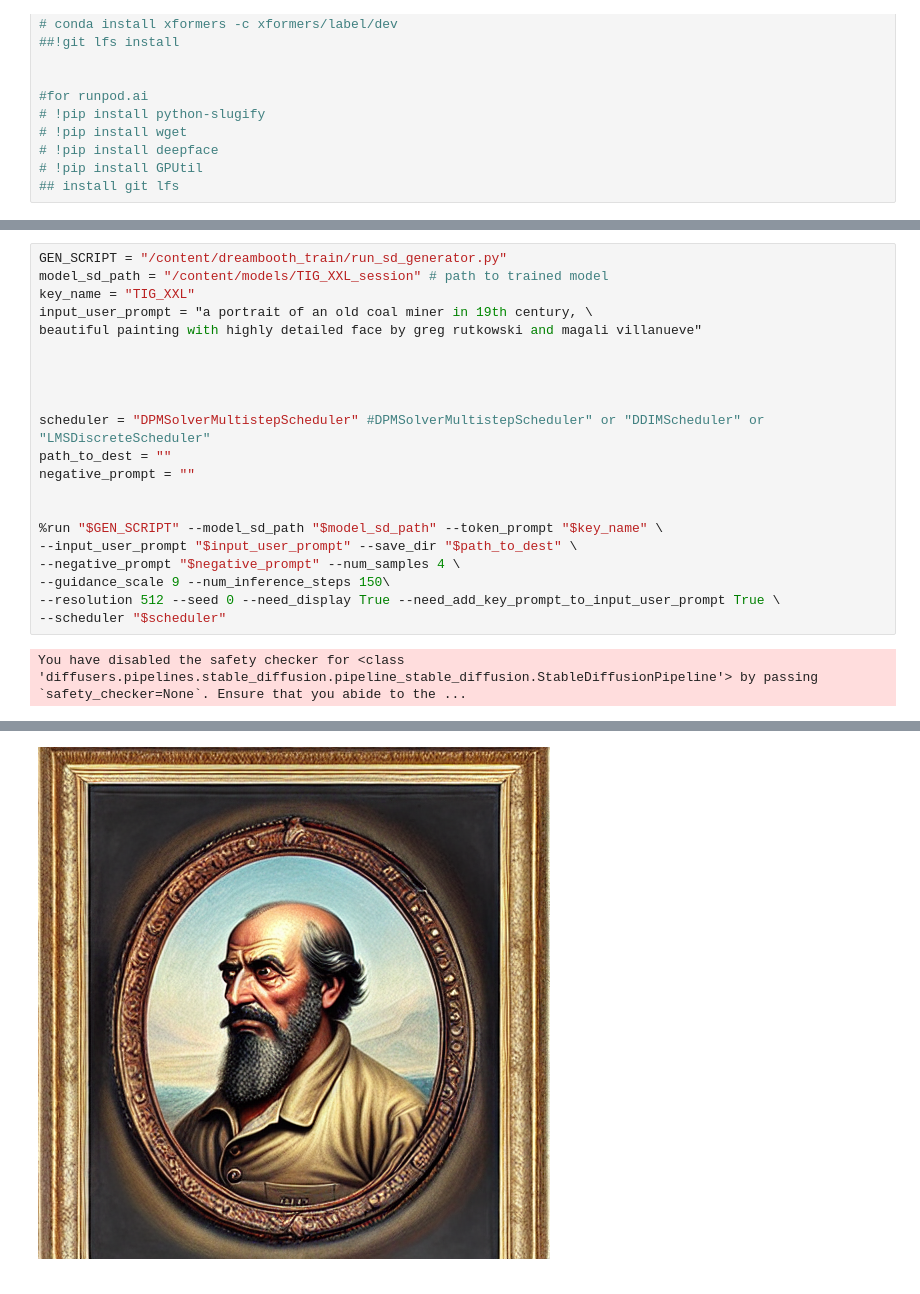
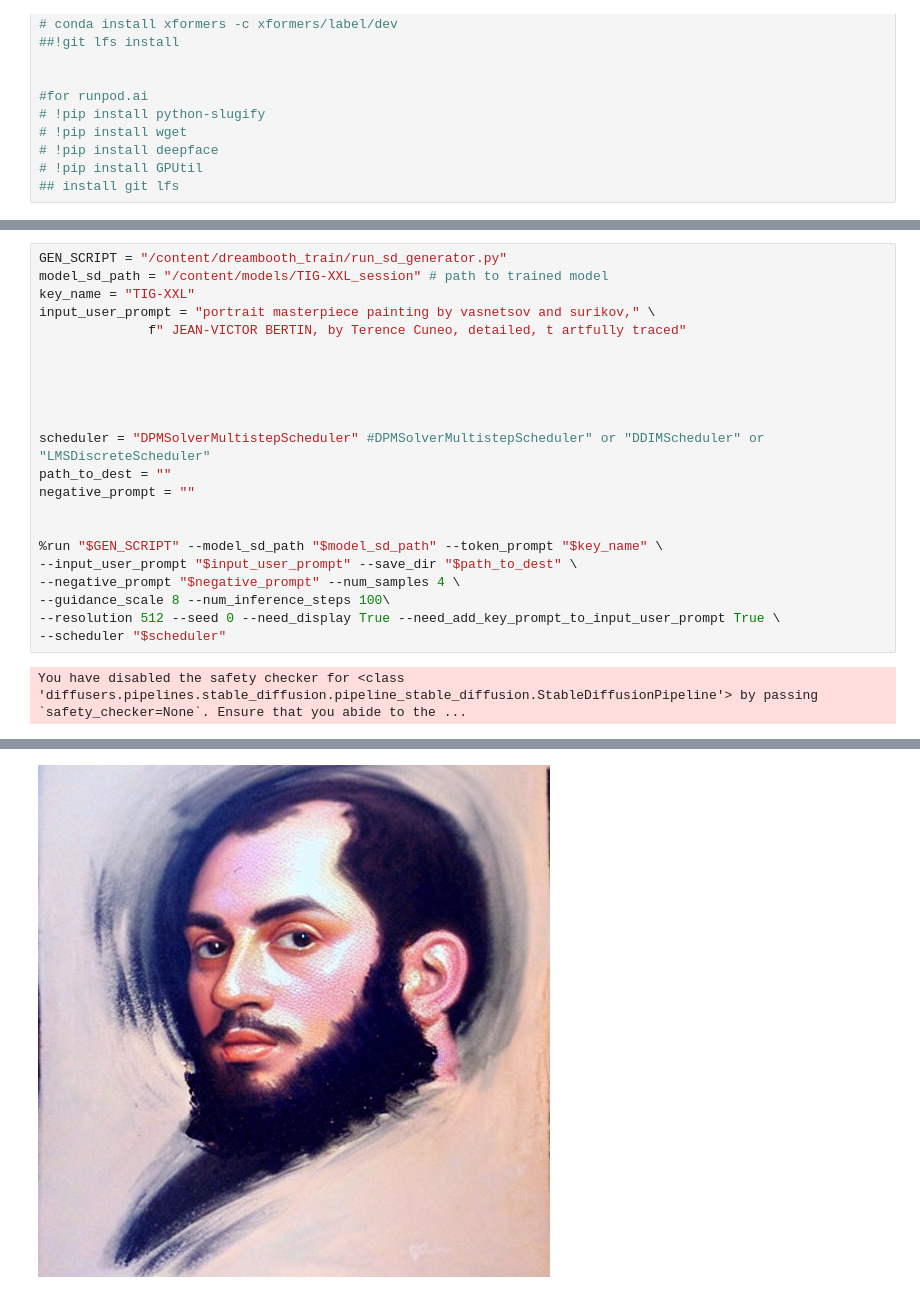
Before and after one commit to titika2013/Train_stable_diffusion_dreambooth, a Jupyter notebook: Train_stable_diffusion.ipynb, the cells around one changed output, grey strips where cells are left out. Saved outputs shown, nothing was run; the diff lists cells and outputs as text.

```diff
--- a/Train_stable_diffusion.ipynb
+++ b/Train_stable_diffusion.ipynb
@@ -110,9 +110,10 @@ GPU Usage after emptying the cache
 # %%
 GEN_SCRIPT = "/content/dreambooth_train/run_sd_generator.py"
-model_sd_path = "/content/models/TIG_XXL_session" # path to trained model
-key_name = "TIG_XXL"
-input_user_prompt = "a portrait of an old coal miner in 19th century, \
-beautiful painting with highly detailed face by greg rutkowski and magali villanueve"
+model_sd_path = "/content/models/TIG-XXL_session" # path to trained model
+key_name = "TIG-XXL"
+input_user_prompt = "portrait masterpiece painting by vasnetsov and surikov," \
+              f" JEAN-VICTOR BERTIN, by Terence Cuneo, detailed, t artfully traced"
+
 
 
 
@@ -125,7 +126,7 @@ negative_prompt = ""
 %run "$GEN_SCRIPT" --model_sd_path "$model_sd_path" --token_prompt "$key_name" \
 --input_user_prompt "$input_user_prompt" --save_dir "$path_to_dest" \
 --negative_prompt "$negative_prompt" --num_samples 4 \
---guidance_scale 9 --num_inference_steps 150\
+--guidance_scale 8 --num_inference_steps 100\
 --resolution 512 --seed 0 --need_display True --need_add_key_prompt_to_input_user_prompt True \
 --scheduler "$scheduler"
 # %% [output]
@@ -135 +136 @@ You have disabled the safety checker for <class 'diffusers.pipelines.stable_diff
-[figure, old version]
+[figure, new version]
```
Also changed, not shown: parts of 3 cells of this notebook.
